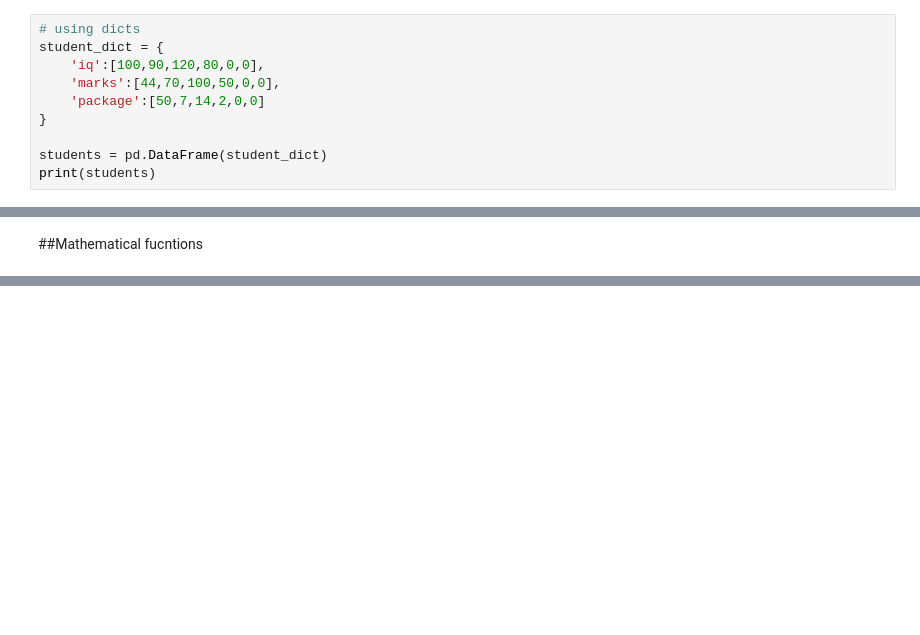
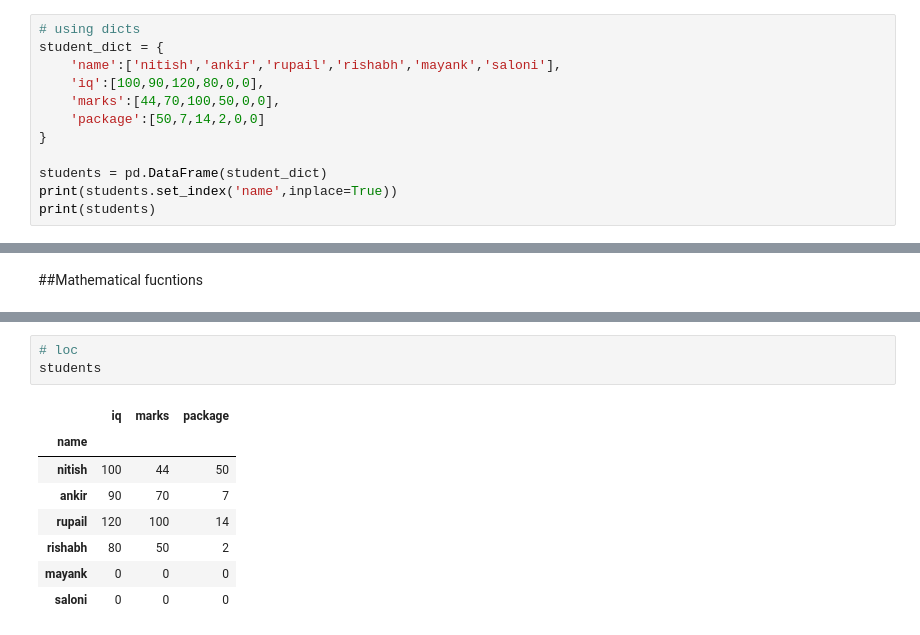
Before and after one commit to akmayank94/DA-Useful-Libraries, a Jupyter notebook: pandas files/pandas_dataframes.ipynb, the cells around one changed output, grey strips where cells are left out. Drawn from its saved outputs; the diff is of its cells as text; blank space fills up the shorter version.

```diff
--- a/pandas files/pandas_dataframes.ipynb
+++ b/pandas files/pandas_dataframes.ipynb
@@ -22,11 +22,13 @@ print(pd.DataFrame(student_data, columns=['iq','marks','package']))
 # %%
 # using dicts
 student_dict = {
+    'name':['nitish','ankir','rupail','rishabh','mayank','saloni'],
     'iq':[100,90,120,80,0,0],
     'marks':[44,70,100,50,0,0],
     'package':[50,7,14,2,0,0]
 }
 
 students = pd.DataFrame(student_dict)
+print(students.set_index('name',inplace=True))
 print(students)
 # %% [output]
@@ -284,0 +472,12 @@ students.rename(columns={'marks':'percent','package':'lpa'})
+# %%
+# loc
+students
+# %% [output]
+|  | iq | marks | package |
+| name |  |  |  |
+| nitish | 100 | 44 | 50 |
+| ankir | 90 | 70 | 7 |
+| rupail | 120 | 100 | 14 |
+| rishabh | 80 | 50 | 2 |
+| mayank | 0 | 0 | 0 |
+| saloni | 0 | 0 | 0 |
```
Also changed, not shown: parts of 27 cells of this notebook.
